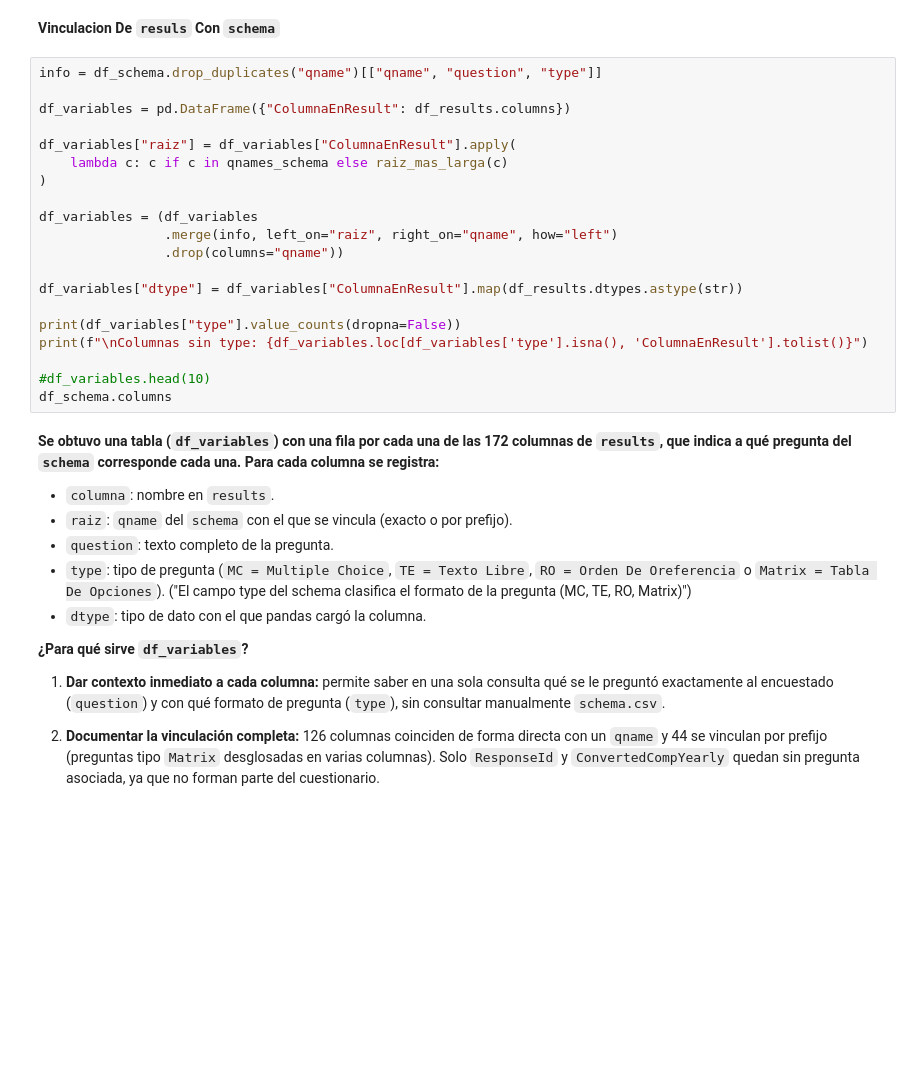
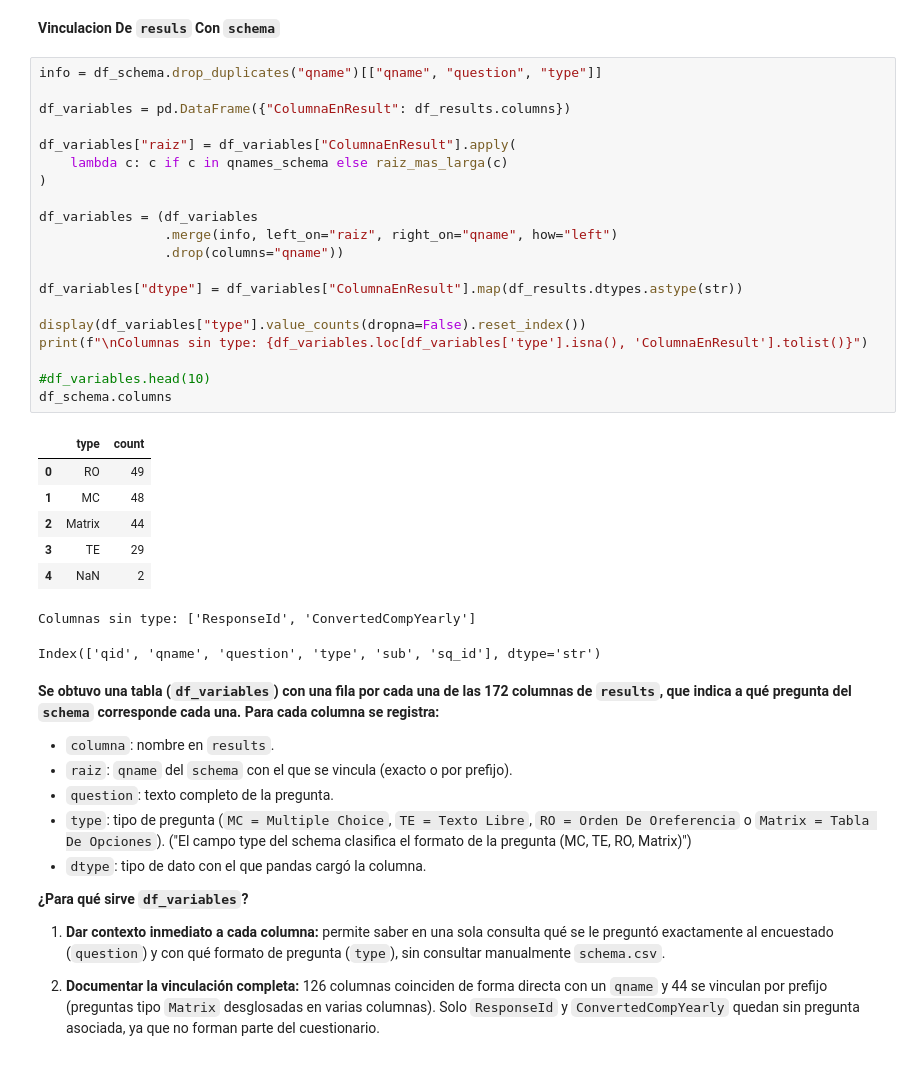
Before and after one commit to Gonza117/tp-fundamentos-ciencia-datos, a Jupyter notebook: CodigosGonza.ipynb, the cells around one changed output. Cells and saved outputs as stored; diff of their text form; blank space fills up the shorter version.

```diff
--- a/CodigosGonza.ipynb
+++ b/CodigosGonza.ipynb
@@ -160,23 +226,32 @@ print(df_verificacion["Categoría"].value_counts())
 # %%
 info = df_schema.drop_duplicates("qname")[["qname", "question", "type"]]
 
 df_variables = pd.DataFrame({"ColumnaEnResult": df_results.columns})
 
 df_variables["raiz"] = df_variables["ColumnaEnResult"].apply(
     lambda c: c if c in qnames_schema else raiz_mas_larga(c)
 )
 
 df_variables = (df_variables
                 .merge(info, left_on="raiz", right_on="qname", how="left")
                 .drop(columns="qname"))
 
 df_variables["dtype"] = df_variables["ColumnaEnResult"].map(df_results.dtypes.astype(str))
 
-print(df_variables["type"].value_counts(dropna=False))
+display(df_variables["type"].value_counts(dropna=False).reset_index())
 print(f"\nColumnas sin type: {df_variables.loc[df_variables['type'].isna(), 'ColumnaEnResult'].tolist()}")
 
 #df_variables.head(10)
 df_schema.columns
+# %% [output]
+|  | type | count |
+| 0 | RO | 49 |
+| 1 | MC | 48 |
+| 2 | Matrix | 44 |
+| 3 | TE | 29 |
+| 4 | NaN | 2 |
+Columnas sin type: ['ResponseId', 'ConvertedCompYearly']
+Index(['qid', 'qname', 'question', 'type', 'sub', 'sq_id'], dtype='str')
 # %% [markdown]
 **Se obtuvo una tabla (`df_variables`) con una fila por cada una de las 172 columnas de `results`, que indica a qué pregunta del `schema` corresponde cada una. Para cada columna se registra:**
 
```
Also changed, not shown: parts of 12 cells of this notebook.
